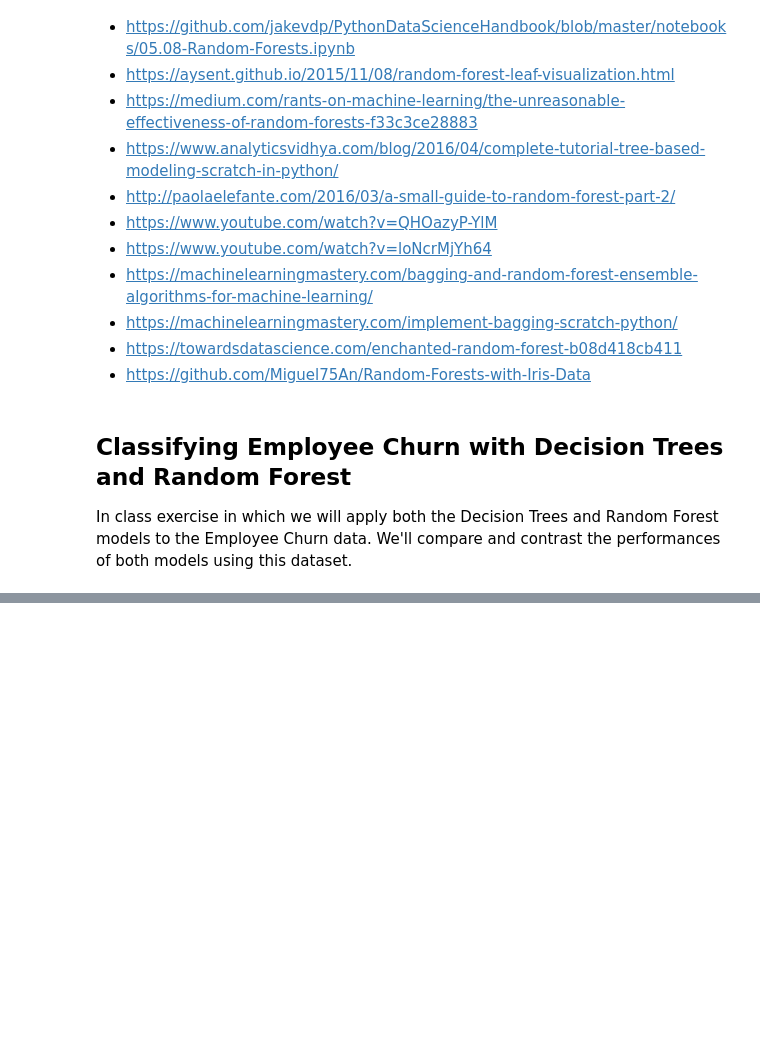
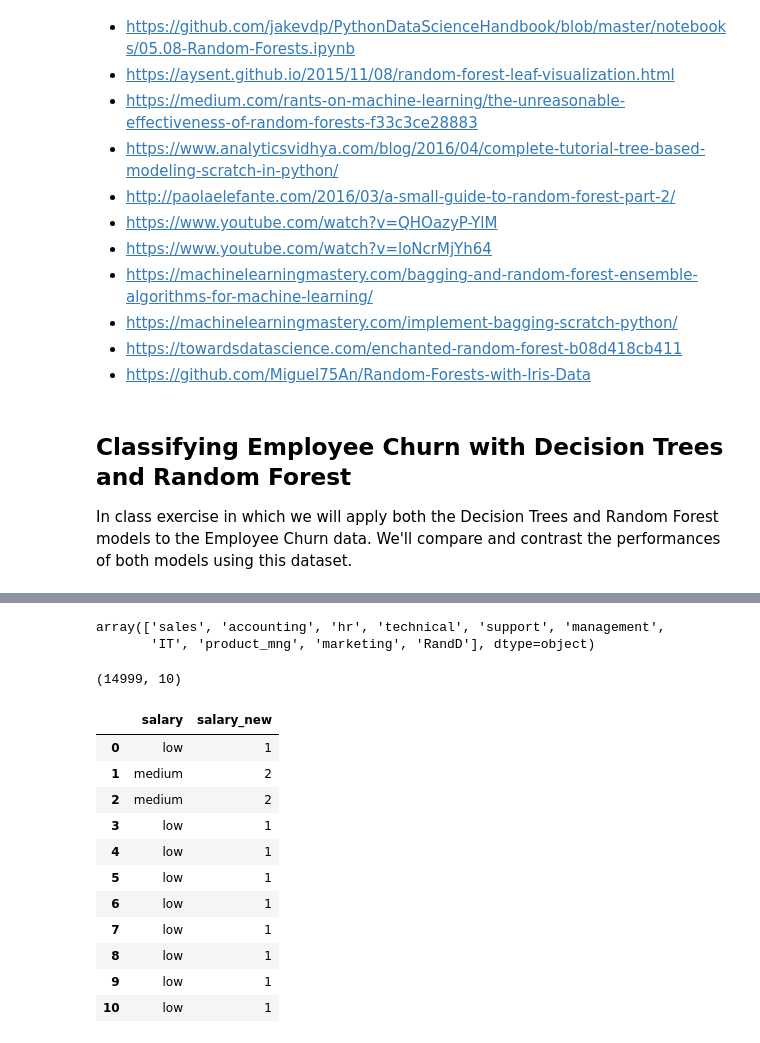
Before and after one commit to Prapakarn/DS-SF-42, a Jupyter notebook: george_section/notebooks/In_class/Bagging and Ensembling with Random Forest (In class).ipynb, the cells around one changed output, grey strips where cells are left out. Cells and saved outputs as stored; diff of their text form; code cells hidden in the pictures; blank space fills up the shorter version.

```diff
--- a/george_section/notebooks/In_class/Bagging and Ensembling with Random Forest (In class).ipynb
+++ b/george_section/notebooks/In_class/Bagging and Ensembling with Random Forest (In class).ipynb
@@ -834,0 +849,28 @@ df.head()
+# %%
+df.sales.unique()
+# %% [output]
+array(['sales', 'accounting', 'hr', 'technical', 'support', 'management',
+       'IT', 'product_mng', 'marketing', 'RandD'], dtype=object)
+# %%
+df.shape
+# %% [output]
+(14999, 10)
+# %%
+from sklearn.preprocessing import LabelEncoder
+
+lb_make = LabelEncoder()
+df["salary_new"] = lb_make.fit_transform(df["salary"])
+df[["salary", "salary_new"]].head(11)
+# %% [output]
+|  | salary | salary_new |
+| 0 | low | 1 |
+| 1 | medium | 2 |
+| 2 | medium | 2 |
+| 3 | low | 1 |
+| 4 | low | 1 |
+| 5 | low | 1 |
+| 6 | low | 1 |
+| 7 | low | 1 |
+| 8 | low | 1 |
+| 9 | low | 1 |
+| 10 | low | 1 |
```
Also changed, not shown: parts of 8 cells of this notebook.
